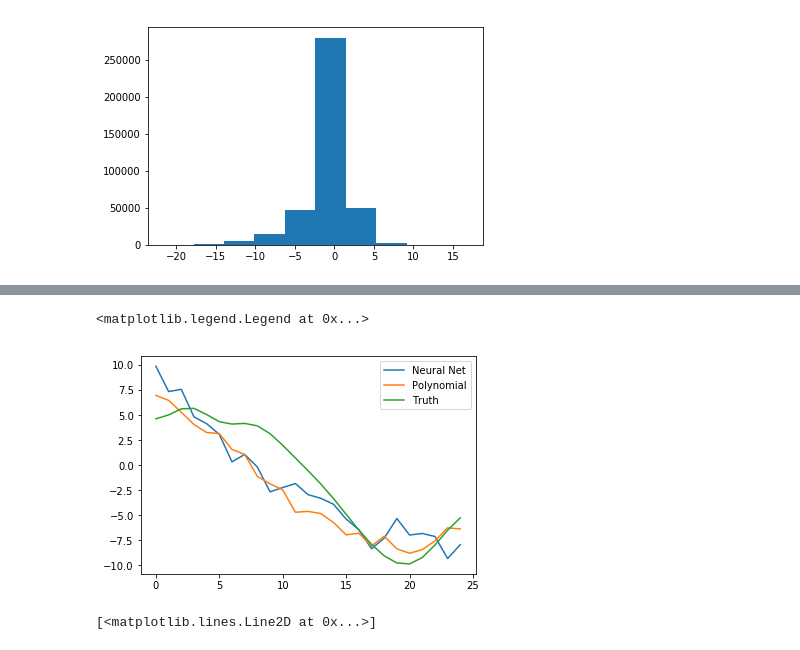
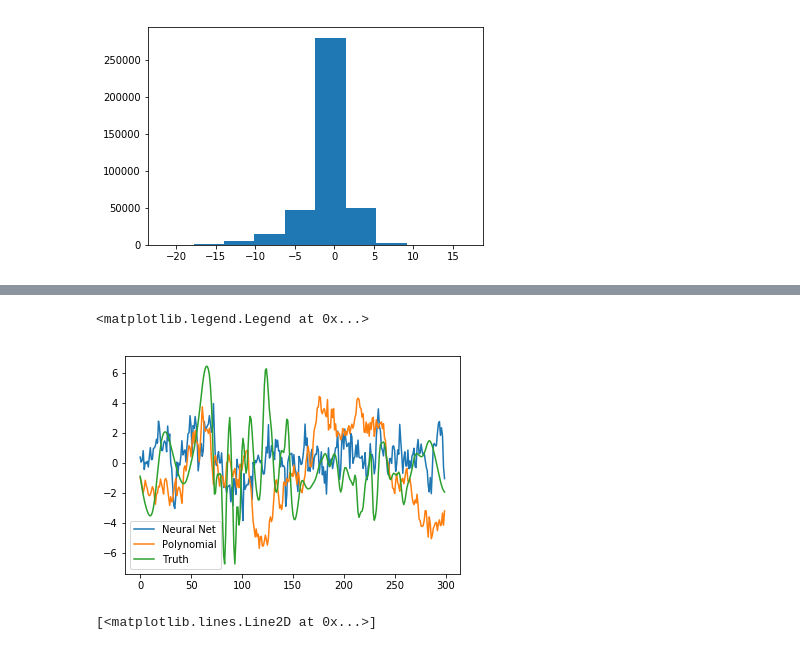
Before and after one commit to djgagne/lorenz_gan, a Jupyter notebook: notebooks/simple_nn_parameterization.ipynb, the cells around one changed output, grey strips where cells are left out. Cells and saved outputs as stored; diff of their text form; code cells hidden in the pictures.

```diff
--- a/notebooks/simple_nn_parameterization.ipynb
+++ b/notebooks/simple_nn_parameterization.ipynb
@@ -635,3 +547,3 @@ u_0 = truth_data["lorenz_y"][:, 32:64].sum(axis=1).values
 # %%
 poly_add = SubModelPolyAdd()
-poly_add.fit(x_0, u_0)
+poly_add.fit(x_0[:split], u_0[:split])
@@ -638,7 +554,9 @@ poly_add.fit(x_0, u_0)
 # %%
-res_init = np.array([[0]])
-u_mean_poly = np.zeros(x_0.size - 1)
-u_res_poly = np.zeros(x_0.size - 1)
-for i in range(x_0.size - 1):
-    u_mean_poly[i], u_res_poly[i] = poly_add.predict(x_0[i:i +1].reshape((1,1)), res_init)
-    res_init[:] = u_res_poly[i]
+res_init = np.array([[0]], dtype=float)
+u_mean_poly = np.zeros(x_0[split:].size - 1)
+u_res_poly = np.zeros(x_0[split:].size - 1)
+for i in range(x_0[split:].size - 1):
+    u_mean_poly[i], u_res_poly[i] = poly_add.predict(x_0[split + i:split + i +1].reshape((1,1)), res_init)
+    res_init[0, 0] = u_res_poly[i]
+    if i % 1000 == 0:
+        print(i, u_res_poly[i], res_init[0,0])
@@ -657,3 +589,3 @@ ann_res = SubModelANNRes(noise_sd=2.4, verbose=1)
 # %%
-ann_res.fit(x_0.reshape(-1, 1), u_0)
+ann_res.fit(x_0[:split].reshape(-1, 1), u_0[:split])
 # %% [output]
@@ -677,10 +609,10 @@ Epoch 10/10
 # %%
-res_init = np.array([0])
-u_mean_ann = np.zeros(x_0.size - 1)
-u_res_ann = np.zeros(x_0.size - 1)
-for i in range(x_0.size - 1):
-    u_mean_ann[i], u_res_ann[i] = ann_res.predict(np.array([[x_0[i]]]), res_init)
-    res_init[:] = u_res_ann[i]
-    if i % 100 == 0:
+res_init = np.array([[0]], dtype=float)
+u_mean_ann = np.zeros(x_0[split:].size - 1)
+u_res_ann = np.zeros(x_0[split:].size - 1)
+for i in range(x_0[split:].size - 1):
+    u_mean_ann[i], u_res_ann[i] = ann_res.predict(x_0[split + i:split + i +1].reshape((1,1)), res_init)
+    res_init[0, 0] = u_res_ann[i]
+    if i % 1000 == 0:
         print(i, u_mean_ann[i], u_res_ann[i])
 # %% [output]
@@ -741,13 +662,14 @@ plt.hist2d(u_mean_ann, u_res_ann, bins=100, cmin=1)
 # %%
-i_start = 25
-i_end = 50
-plt.plot(u_mean_ann[i_start:i_end] + u_res_ann[i_start:i_end], label="Neural Net")
-plt.plot(u_mean_poly[i_start:i_end] + u_res_poly[i_start:i_end], label="Polynomial")
-plt.plot(u_0[i_start+1: i_end+1], label="Truth")
+i_start = 600
+i_end = 900
+plt.plot(u_res_ann[i_start:i_end], label="Neural Net")
+#plt.plot(u_mean_poly[i_start:i_end], label="Polynomial")
+plt.plot(u_res_poly[i_start:i_end], label="Polynomial")
+plt.plot(u_0[split:][i_start+1: i_end+1] - u_mean_ann[i_start:i_end], label="Truth")
 plt.legend()
 # %% [output]
 <matplotlib.legend.Legend at 0x...>
-[figure, old version]
+[figure, new version]
 # %%
 # %% [output]
 [<matplotlib.lines.Line2D at 0x...>]
```
Also changed, not shown: parts of 26 cells of this notebook, 7 other files.
